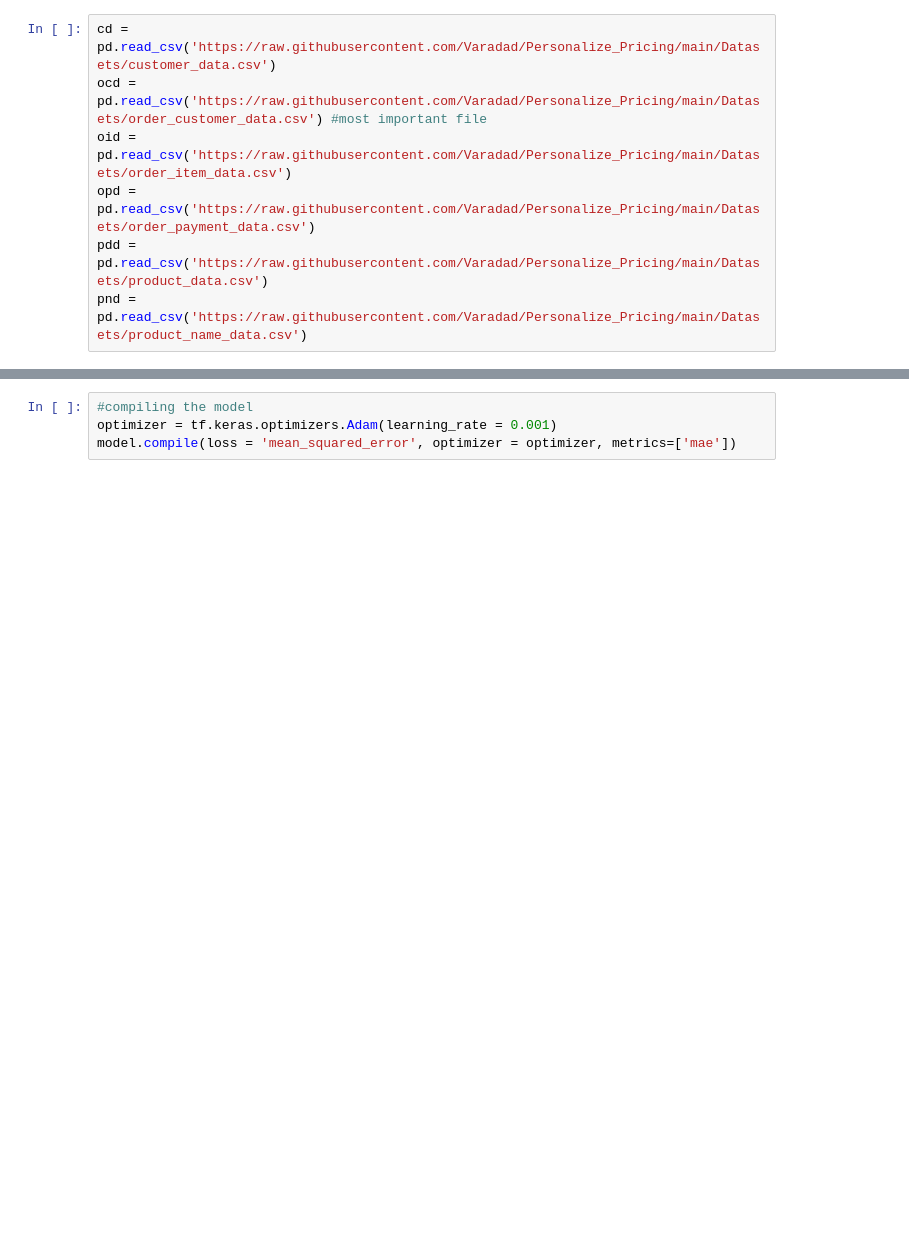
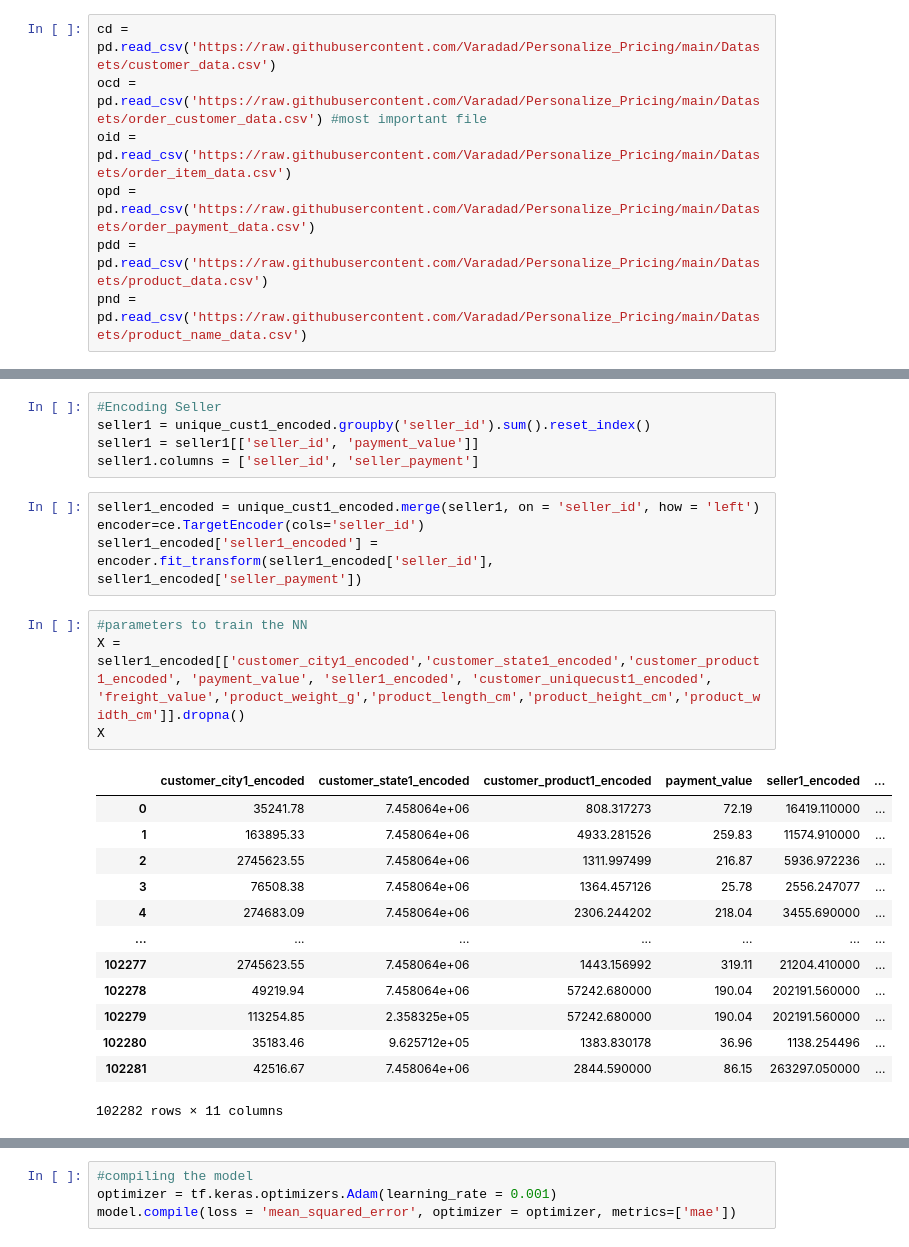
Before and after one commit to Varadad/Personalize_Pricing, a Jupyter notebook: Personalize_Pricing.ipynb, the cells around one changed output, grey strips where cells are left out. Cells and saved outputs as stored; diff of their text form; blank space fills up the shorter version.

```diff
--- a/Personalize_Pricing.ipynb
+++ b/Personalize_Pricing.ipynb
@@ -268,0 +129,27 @@ model = keras.Sequential(([
+# %%
+#Encoding Seller
+seller1 = unique_cust1_encoded.groupby('seller_id').sum().reset_index()
+seller1 = seller1[['seller_id', 'payment_value']]
+seller1.columns = ['seller_id', 'seller_payment']
+# %%
+seller1_encoded = unique_cust1_encoded.merge(seller1, on = 'seller_id', how = 'left')
+encoder=ce.TargetEncoder(cols='seller_id')
+seller1_encoded['seller1_encoded'] = encoder.fit_transform(seller1_encoded['seller_id'], seller1_encoded['seller_payment'])
+# %%
+#parameters to train the NN
+X = seller1_encoded[['customer_city1_encoded','customer_state1_encoded','customer_product1_encoded', 'payment_value', 'seller1_encoded', 'customer_uniquecust1_encoded', 'freight_value','product_weight_g','product_length_cm','product_height_cm','product_width_cm']].dropna()
+X
+# %% [output]
+|  | customer_city1_encoded | customer_state1_encoded | customer_product1_encoded | payment_value | seller1_encoded | ... |
+| 0 | 35241.78 | 7.458064e+06 | 808.317273 | 72.19 | 16419.110000 | ... |
+| 1 | 163895.33 | 7.458064e+06 | 4933.281526 | 259.83 | 11574.910000 | ... |
+| 2 | 2745623.55 | 7.458064e+06 | 1311.997499 | 216.87 | 5936.972236 | ... |
+| 3 | 76508.38 | 7.458064e+06 | 1364.457126 | 25.78 | 2556.247077 | ... |
+| 4 | 274683.09 | 7.458064e+06 | 2306.244202 | 218.04 | 3455.690000 | ... |
+| ... | ... | ... | ... | ... | ... | ... |
+| 102277 | 2745623.55 | 7.458064e+06 | 1443.156992 | 319.11 | 21204.410000 | ... |
+| 102278 | 49219.94 | 7.458064e+06 | 57242.680000 | 190.04 | 202191.560000 | ... |
+| 102279 | 113254.85 | 2.358325e+05 | 57242.680000 | 190.04 | 202191.560000 | ... |
+| 102280 | 35183.46 | 9.625712e+05 | 1383.830178 | 36.96 | 1138.254496 | ... |
+| 102281 | 42516.67 | 7.458064e+06 | 2844.590000 | 86.15 | 263297.050000 | ... |
+102282 rows × 11 columns
```
Also changed, not shown: parts of 93 cells of this notebook.
